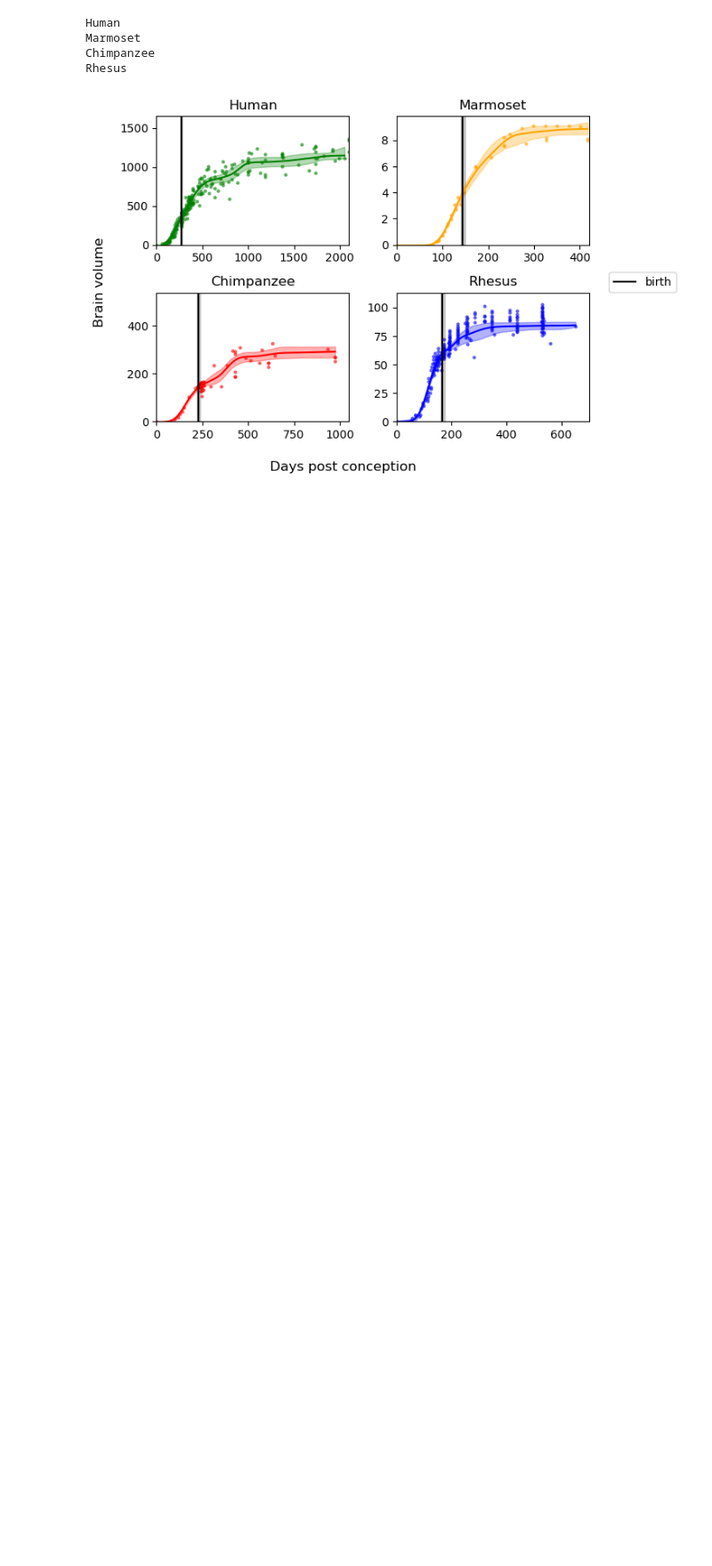
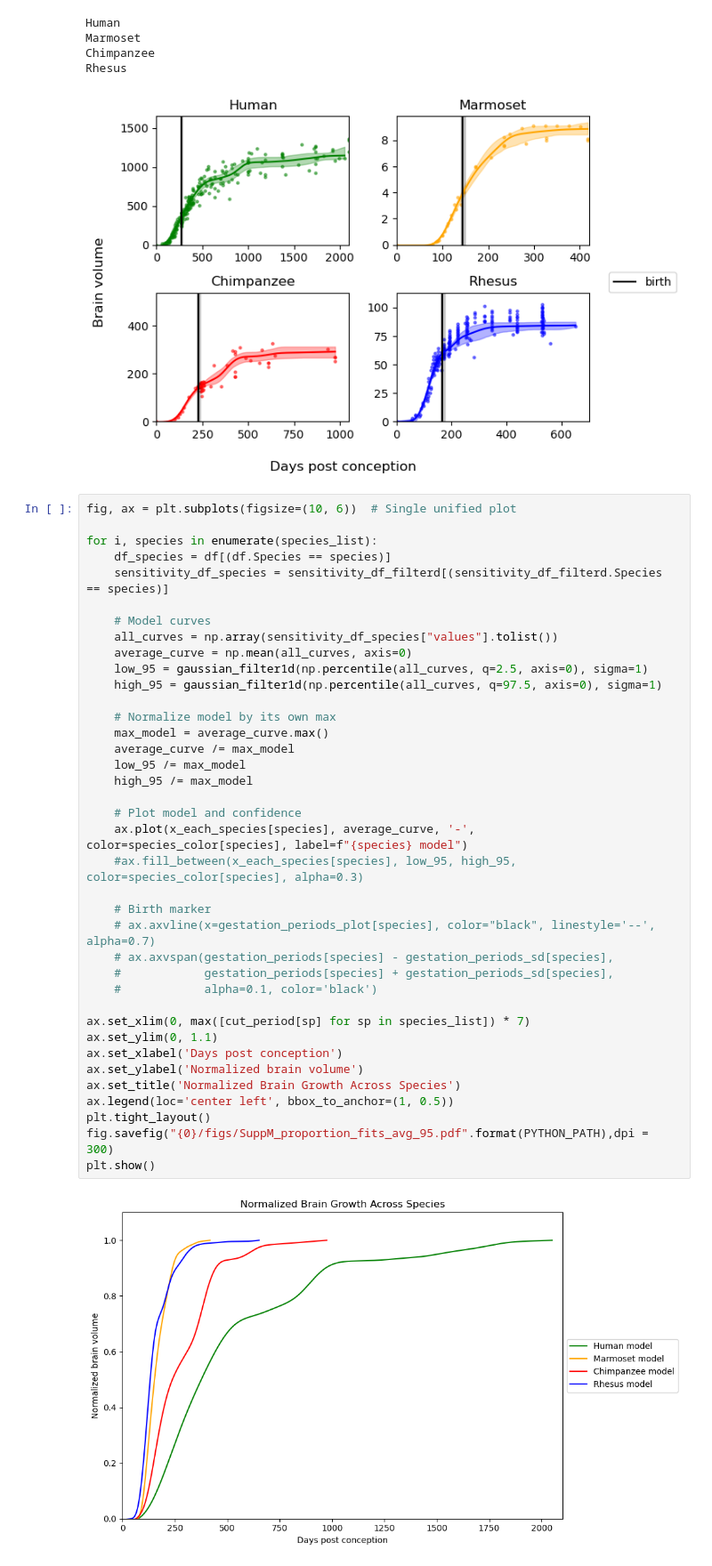
Before and after one commit to biagzi/altricial_brain_vocal_learning, a Jupyter notebook: code/Bootstrap_absolute_values.ipynb, the cells around one changed output. Shown at 89% size. Saved outputs shown, nothing was run; the diff lists cells and outputs as text; blank space fills up the shorter version.

```diff
--- a/code/Bootstrap_absolute_values.ipynb
+++ b/code/Bootstrap_absolute_values.ipynb
@@ -567,6 +567,46 @@ Marmoset
 Chimpanzee
 Rhesus
 [figure]
+# %%
+fig, ax = plt.subplots(figsize=(10, 6))  # Single unified plot
+
+for i, species in enumerate(species_list):
+    df_species = df[(df.Species == species)]
+    sensitivity_df_species = sensitivity_df_filterd[(sensitivity_df_filterd.Species == species)]
+
+    # Model curves
+    all_curves = np.array(sensitivity_df_species["values"].tolist())
+    average_curve = np.mean(all_curves, axis=0)
+    low_95 = gaussian_filter1d(np.percentile(all_curves, q=2.5, axis=0), sigma=1)
+    high_95 = gaussian_filter1d(np.percentile(all_curves, q=97.5, axis=0), sigma=1)
+
+    # Normalize model by its own max
+    max_model = average_curve.max()
+    average_curve /= max_model
+    low_95 /= max_model
+    high_95 /= max_model
+
+    # Plot model and confidence
+    ax.plot(x_each_species[species], average_curve, '-', color=species_color[species], label=f"{species} model")
+    #ax.fill_between(x_each_species[species], low_95, high_95, color=species_color[species], alpha=0.3)
+
+    # Birth marker
+    # ax.axvline(x=gestation_periods_plot[species], color="black", linestyle='--', alpha=0.7)
+    # ax.axvspan(gestation_periods[species] - gestation_periods_sd[species],
+    #            gestation_periods[species] + gestation_periods_sd[species],
+    #            alpha=0.1, color='black')
+
+ax.set_xlim(0, max([cut_period[sp] for sp in species_list]) * 7)
+ax.set_ylim(0, 1.1)
+ax.set_xlabel('Days post conception')
+ax.set_ylabel('Normalized brain volume')
+ax.set_title('Normalized Brain Growth Across Species')
+ax.legend(loc='center left', bbox_to_anchor=(1, 0.5))
+plt.tight_layout()
+fig.savefig("{0}/figs/SuppM_proportion_fits_avg_95.pdf".format(PYTHON_PATH),dpi = 300)
+plt.show()
+# %% [output]
+[figure, added]
 # %%
 i = 0
 fig, ax = plt.subplots(nrows=2, ncols=2)
```
Also changed, not shown: parts of 1 cell of this notebook, 3 other files.
